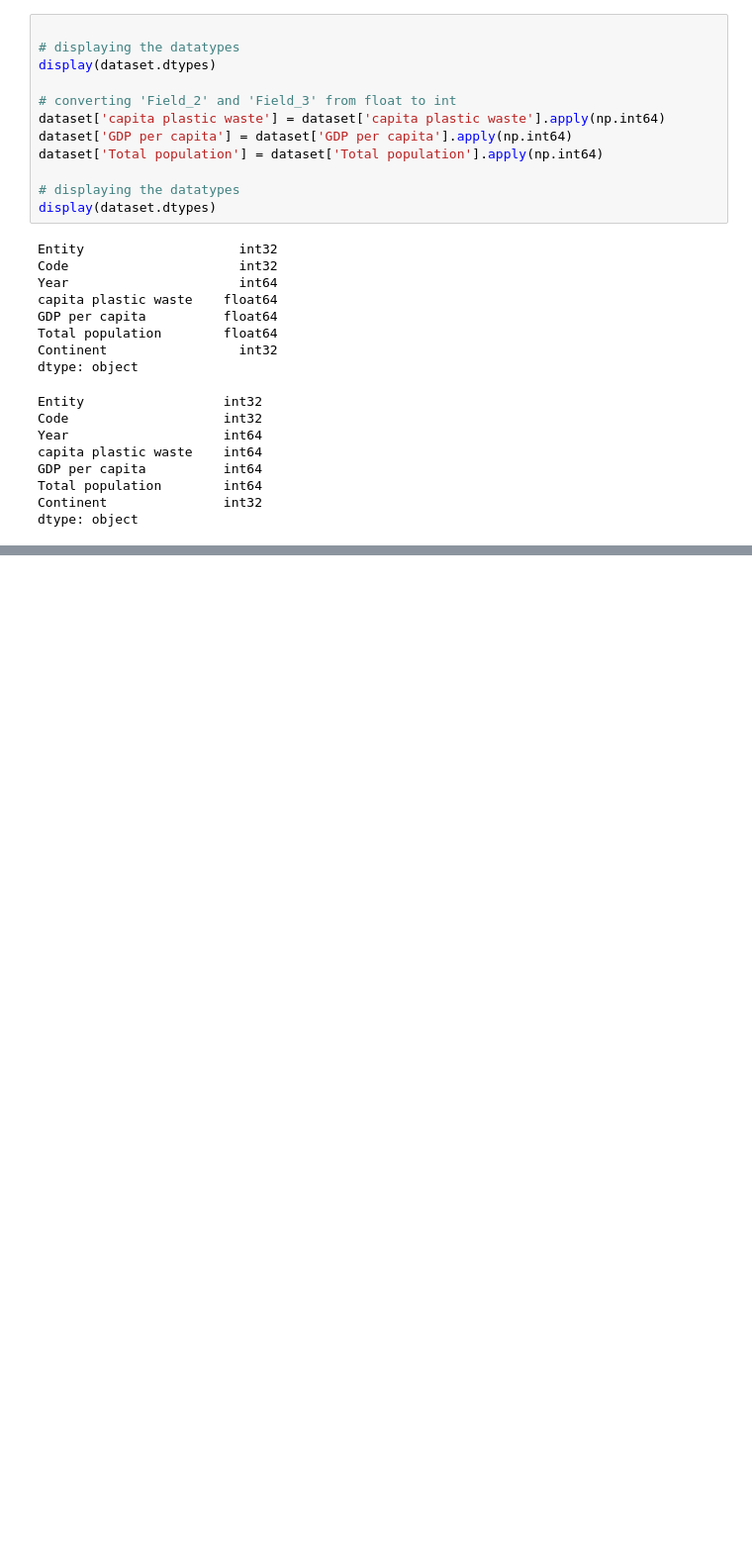
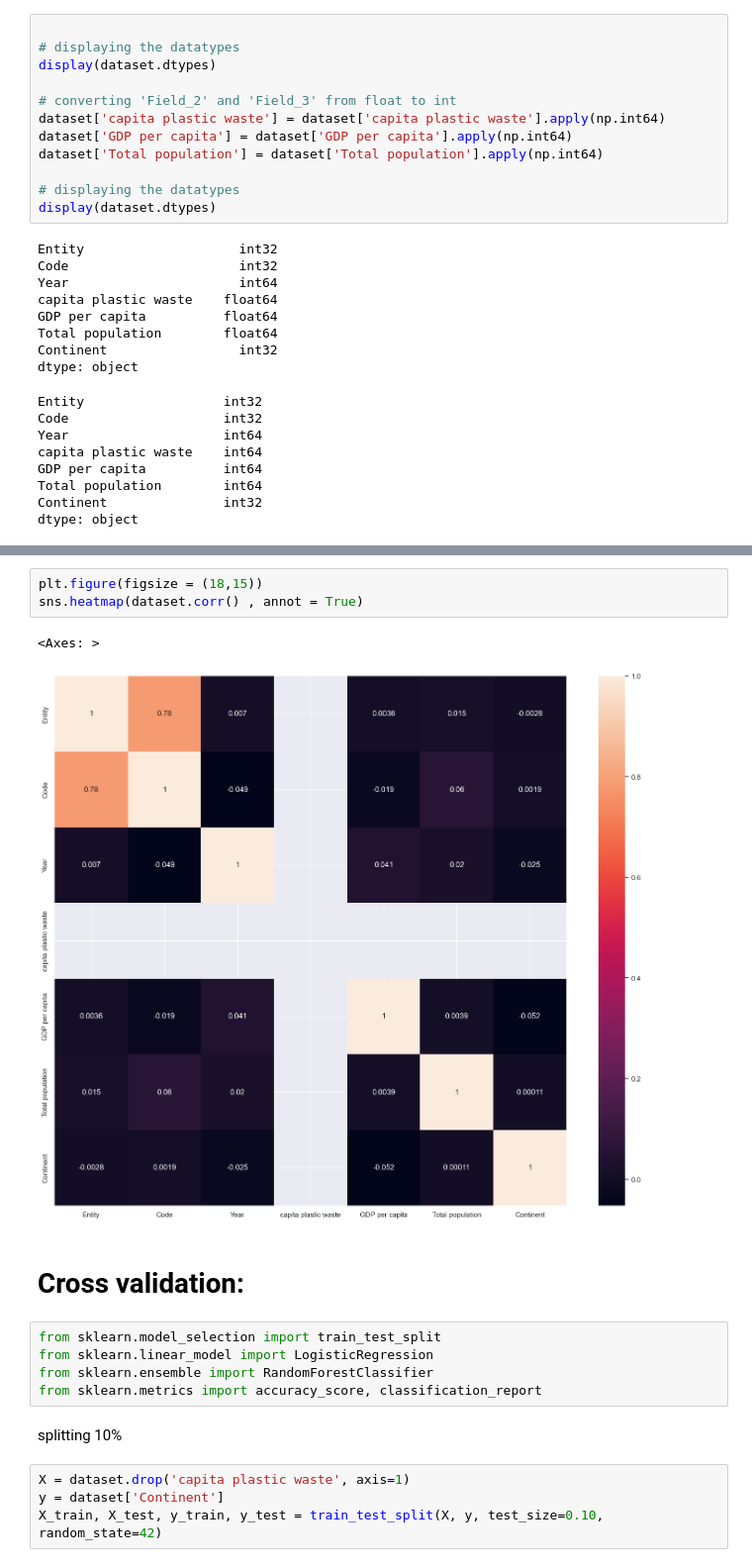
Before and after one commit to Sba23037/Hdip_StrategicThinking_CA2_CristinaPrioloSBA23037, a Jupyter notebook: Hdip_StrategicThinking_CA2_CristinaPrioloSBA23037.ipynb, the cells around one changed output, grey strips where cells are left out. Shown at 99% size. Cells and saved outputs as stored; diff of their text form; blank space fills up the shorter version.

Commit message:
attempt of cross validation  and ML

```diff
--- a/Hdip_StrategicThinking_CA2_CristinaPrioloSBA23037.ipynb
+++ b/Hdip_StrategicThinking_CA2_CristinaPrioloSBA23037.ipynb
@@ -271,0 +301,19 @@ dtype: object
+# %%
+plt.figure(figsize = (18,15))
+sns.heatmap(dataset.corr() , annot = True)
+# %% [output]
+<Axes: >
+[figure, added]
+# %% [markdown]
+# Cross validation:
+# %%
+from sklearn.model_selection import train_test_split
+from sklearn.linear_model import LogisticRegression
+from sklearn.ensemble import RandomForestClassifier
+from sklearn.metrics import accuracy_score, classification_report
+# %% [markdown]
+splitting 10%
+# %%
+X = dataset.drop('capita plastic waste', axis=1)
+y = dataset['Continent']
+X_train, X_test, y_train, y_test = train_test_split(X, y, test_size=0.10, random_state=42)
```
Also changed, not shown: parts of 13 cells of this notebook.
